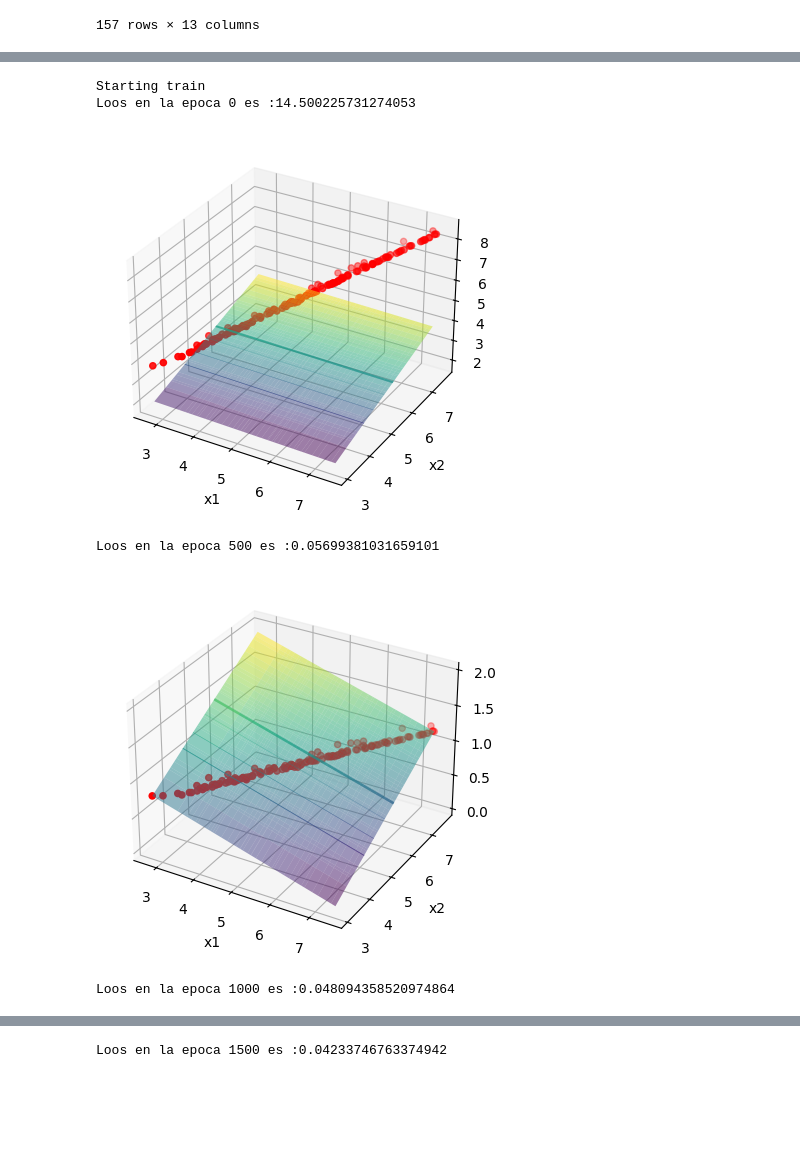
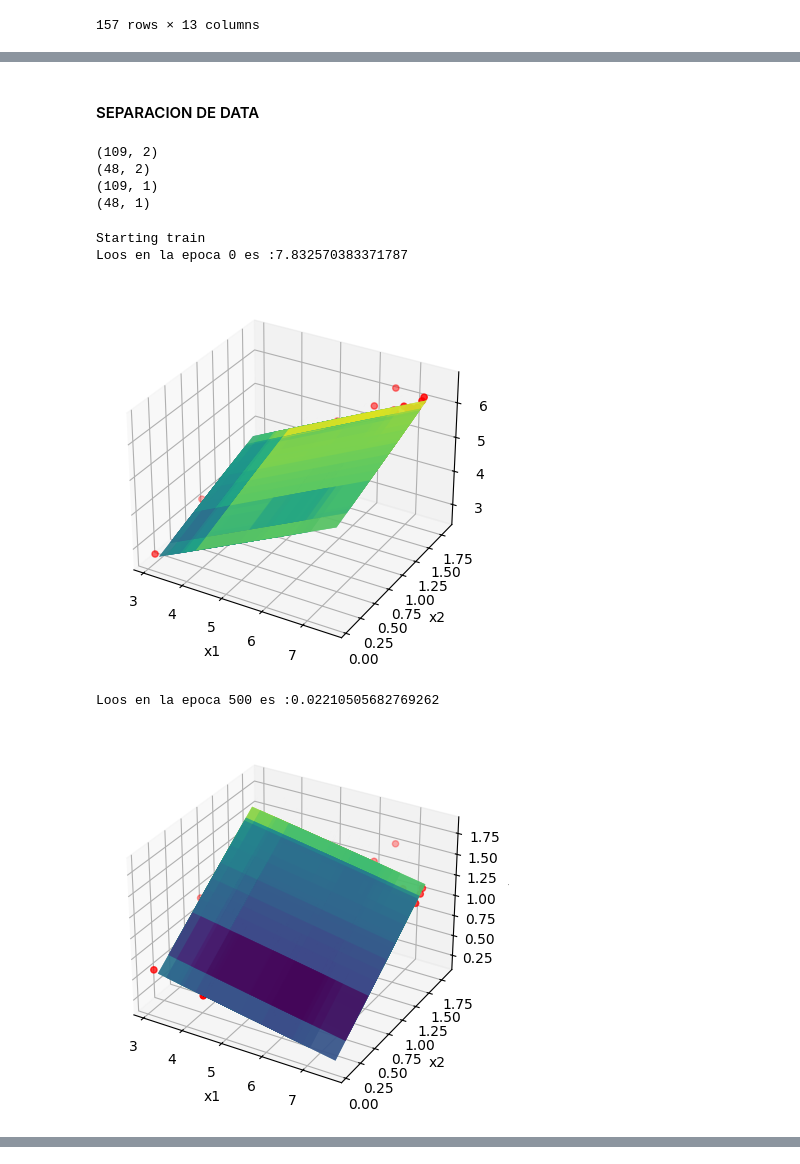
Before and after one commit to ibanespm/MACHINE-LEARNIG, a Jupyter notebook: supervised_Learning/regression/polynomicalRegression/LinearRegressionMultivariable.ipynb, the cells around one changed output, grey strips where cells are left out. Cells and saved outputs as stored; diff of their text form; code cells hidden in the pictures; blank space fills up the shorter version.

```diff
--- a/supervised_Learning/regression/polynomicalRegression/LinearRegressionMultivariable.ipynb
+++ b/supervised_Learning/regression/polynomicalRegression/LinearRegressionMultivariable.ipynb
@@ -109,6 +111,11 @@ class LinearRegressionMultivarible:
         return dw,db
 
     def change_params (self, dw,db,alpha):
+
+        """"ACTUALIZA LOS PARAMETROS
+        """
+
+
         self.w = self.w.reshape(-1, 1)
 
         self.w = self.w - alpha*dw
@@ -137,7 +144,7 @@ class LinearRegressionMultivarible:
         return time_stamp, error_list, params, y_predic
 
 
-    def test(self,x_test):
+    def test(self,x_test, y_test):
         y_test_predic = self.H(x_test)
 
         loss = (np.linalg.norm(y_test - y_test_predic)**2) / (2*len(y_test_predic))
@@ -262,7 +275,7 @@ dataWorld
 # %%
 ## separacion de datos
 #separando x y Y con data frame
-x_happiness = dataWorld.iloc[:,4:6]
+x_happiness = dataWorld.iloc[:,5:7]
 y_happiness = dataWorld.iloc[:,6:7]
 
 #convertir a array numpy
@@ -298,11 +291,24 @@ array([[1.44178],
+# %% [markdown]
+#### SEPARACION DE DATA
+# %%
+X_TRAIN_DW, X_TEST_DW, Y_TRAIN_DW , Y_TEST_DW = train_test_split(x_happiness_array,y_happiness_array ,test_size=0.3 , shuffle=True)
+# %%
+print(np.shape(X_TRAIN_DW))
+print(np.shape(X_TEST_DW))
+print(np.shape(Y_TRAIN_DW))
+print(np.shape(Y_TEST_DW))
+# %% [output]
+(109, 2)
+(48, 2)
+(109, 1)
+(48, 1)
 # %%
 LRM2 =  LinearRegressionMultivarible(2)
 
-time_stamp_, error_list_, params, y_predichoo = LRM2.train(x_happiness_array, y_happiness_array, alpha=0.01, epochs=2000)
+time_stamp_, error_list_, params, y_predichoo = LRM2.train(X_TRAIN_DW, Y_TRAIN_DW, alpha=0.001, epochs=1000)
 # %% [output]
 Starting train
-Loos en la epoca 0 es :14.500225731274053
+Loos en la epoca 0 es :7.832570383371787
-[figure, old version]
+[figure, new version]
-Loos en la epoca 500 es :0.05699381031659101
+Loos en la epoca 500 es :0.02210505682769262
-[figure, old version]
+[figure, new version]
-Loos en la epoca 1000 es :0.048094358520974864
@@ -310 +314,0 @@ Loos en la epoca 1000 es :0.048094358520974864
-Loos en la epoca 1500 es :0.04233746763374942
```
Also changed, not shown: parts of 17 cells of this notebook.
